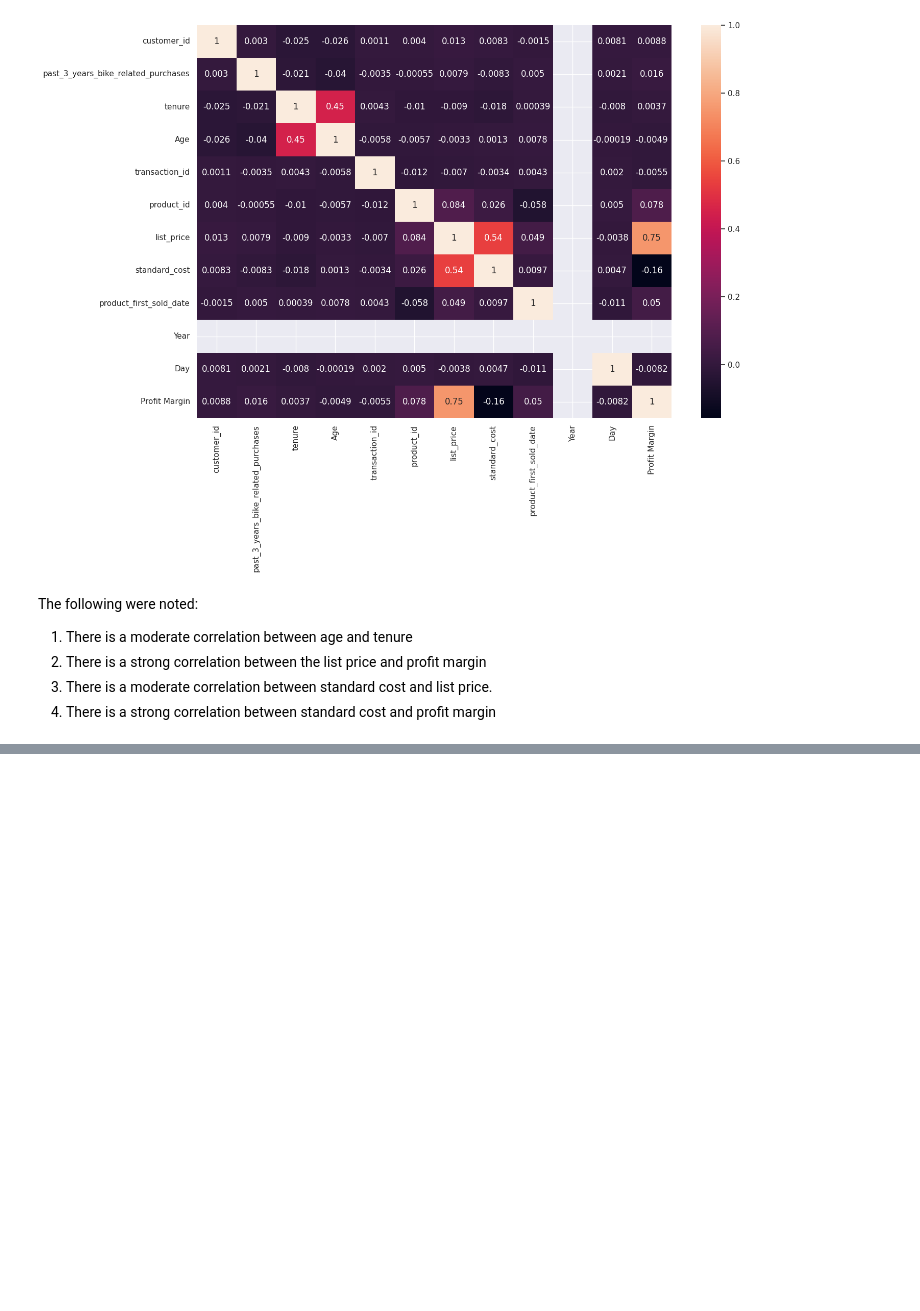
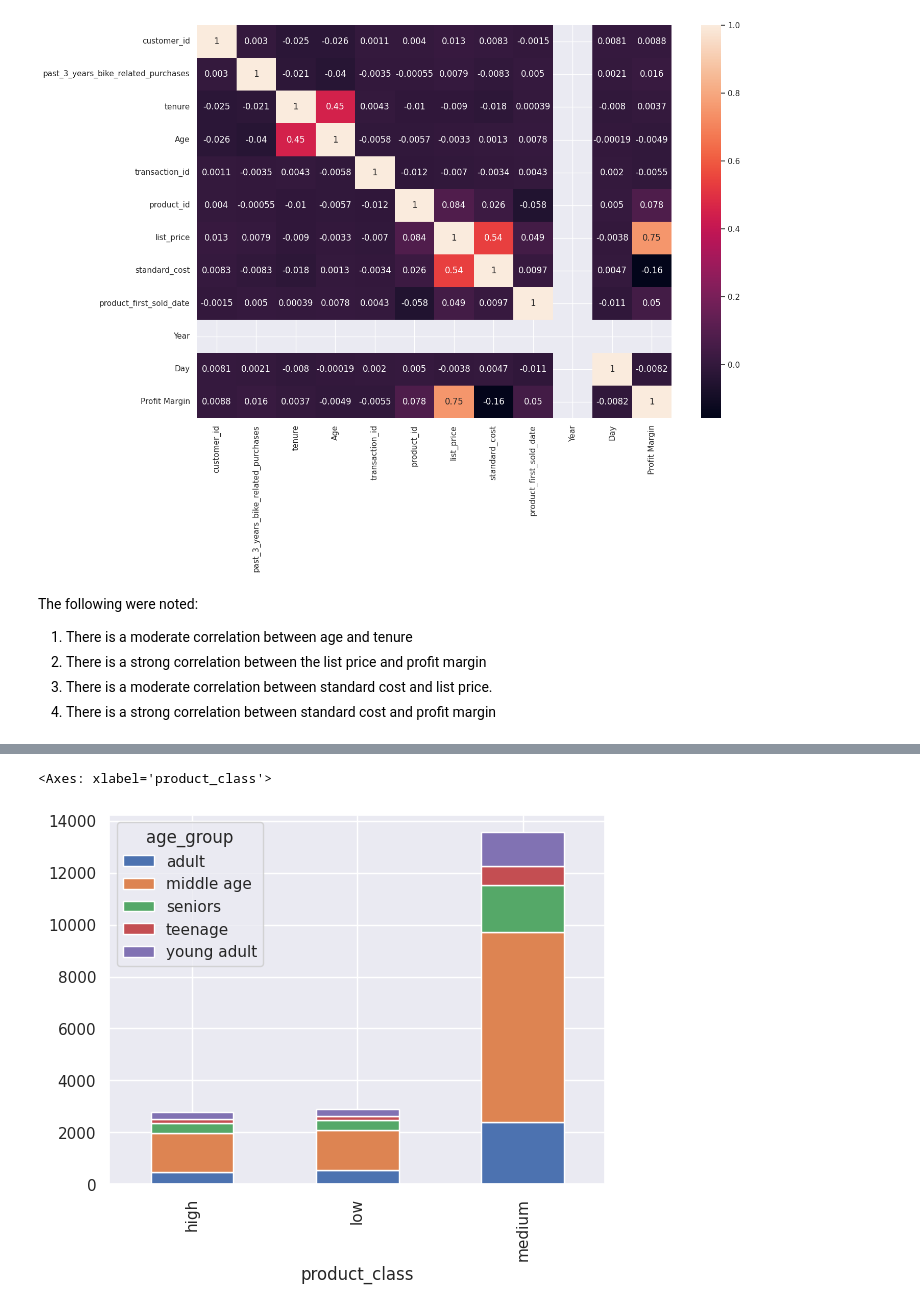
Before and after one commit to kanjamwingirwa/KPMG_AU_Virtual_Internship, a Jupyter notebook: KPMG_AU_INTERNSHIP_FINAL_PY.ipynb, the cells around one changed output, grey strips where cells are left out. Drawn from its saved outputs; the diff is of its cells as text; code cells hidden in the pictures; blank space fills up the shorter version.

```diff
--- a/KPMG_AU_INTERNSHIP_FINAL_PY.ipynb
+++ b/KPMG_AU_INTERNSHIP_FINAL_PY.ipynb
@@ -907,0 +1008,5 @@ The following were noted:
+# %%
+pd.crosstab(combined_df['product_class'],combined_df['age_group']).plot(kind='bar',stacked=True)
+# %% [output]
+<Axes: xlabel='product_class'>
+[figure, added]
```
Also changed, not shown: parts of 18 cells of this notebook.
